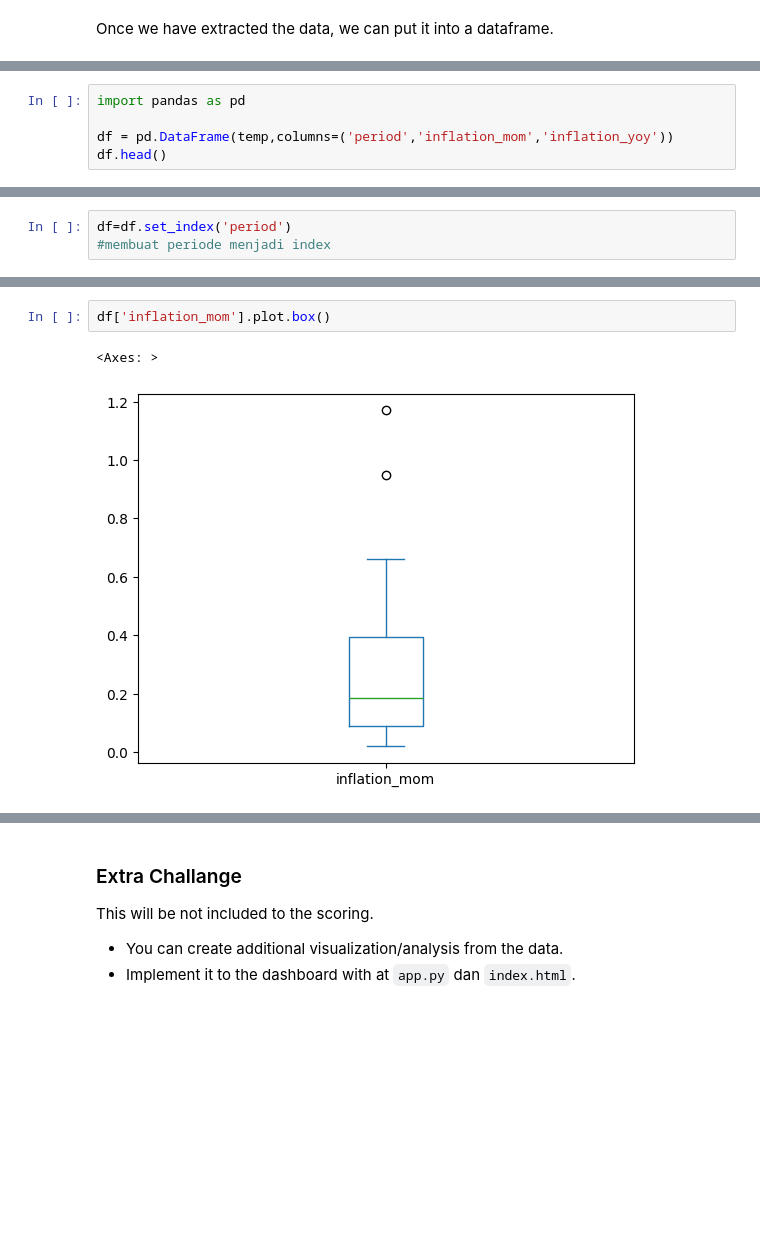
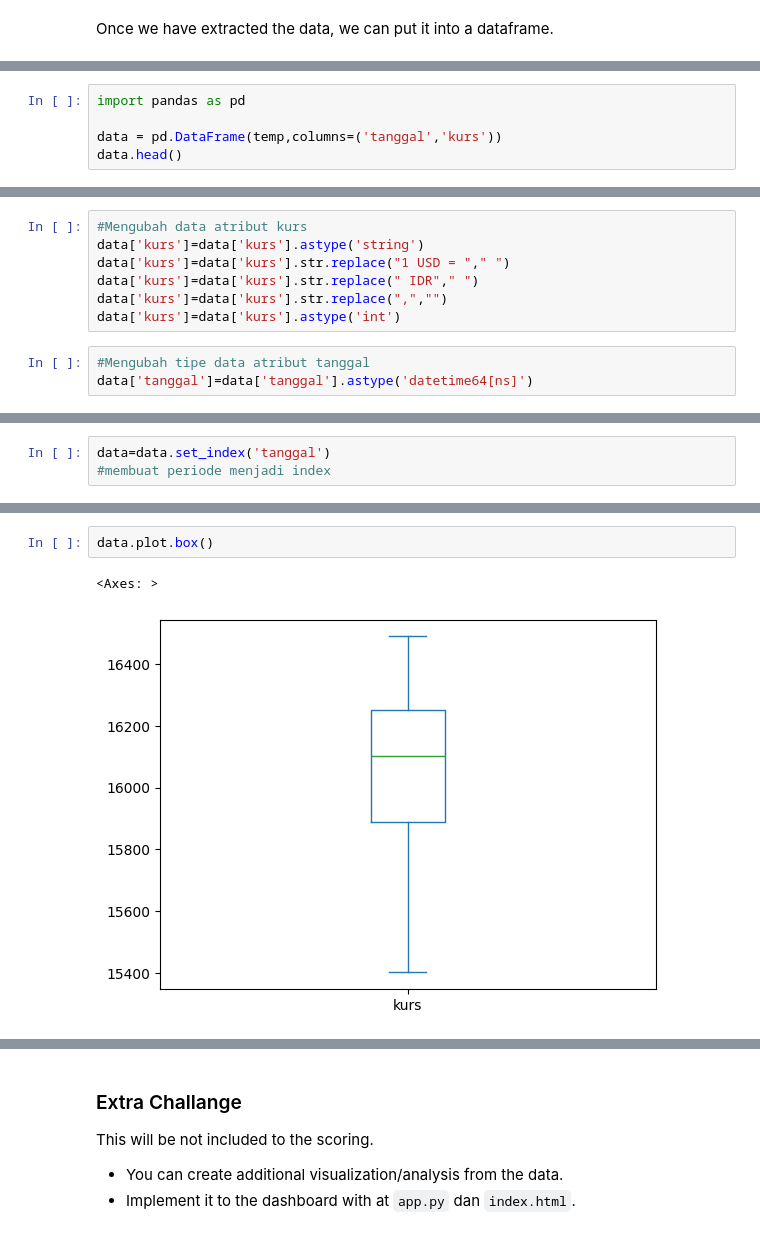
Before and after one commit to SyifaniAkmaliah/capstone-webscraping-website-exchangeb-, a Jupyter notebook: Notebook Skeleton Capstone Beautiful Soup - Web Exchange.ipynb, the cells around one changed output, grey strips where cells are left out. Saved outputs shown, nothing was run; the diff lists cells and outputs as text; blank space fills up the shorter version.

```diff
--- a/Notebook Skeleton Capstone Beautiful Soup - Web Exchange.ipynb
+++ b/Notebook Skeleton Capstone Beautiful Soup - Web Exchange.ipynb
@@ -150,6 +189,6 @@ Data hasil scraping dimasukan kedalam dataframe untuk dilakukan analisa data
 # %%
 import pandas as pd
 
-df = pd.DataFrame(temp,columns=('period','inflation_mom','inflation_yoy'))
-df.head()
+data = pd.DataFrame(temp,columns=('tanggal','kurs'))
+data.head()
 # %% [output]
@@ -187 +217,11 @@ df['period']=df['period'].astype('datetime64[ns]')
+# %%
+#Mengubah data atribut kurs
+data['kurs']=data['kurs'].astype('string')
+data['kurs']=data['kurs'].str.replace("1 USD = "," ")
+data['kurs']=data['kurs'].str.replace(" IDR"," ")
+data['kurs']=data['kurs'].str.replace(",","")
+data['kurs']=data['kurs'].astype('int')
+# %%
+#Mengubah tipe data atribut tanggal
+data['tanggal']=data['tanggal'].astype('datetime64[ns]')
 # %%
@@ -194,5 +235,5 @@ dtype: object
 # %%
-df=df.set_index('period')
+data=data.set_index('tanggal')
 #membuat periode menjadi index
 # %% [markdown]
 ### Data Visualization
@@ -233,5 +274,5 @@ df.describe()
 # %%
-df['inflation_mom'].plot.box()
+data.plot.box()
 # %% [output]
 <Axes: >
-[figure, old version]
+[figure, new version]
```
Also changed, not shown: parts of 48 cells of this notebook.
